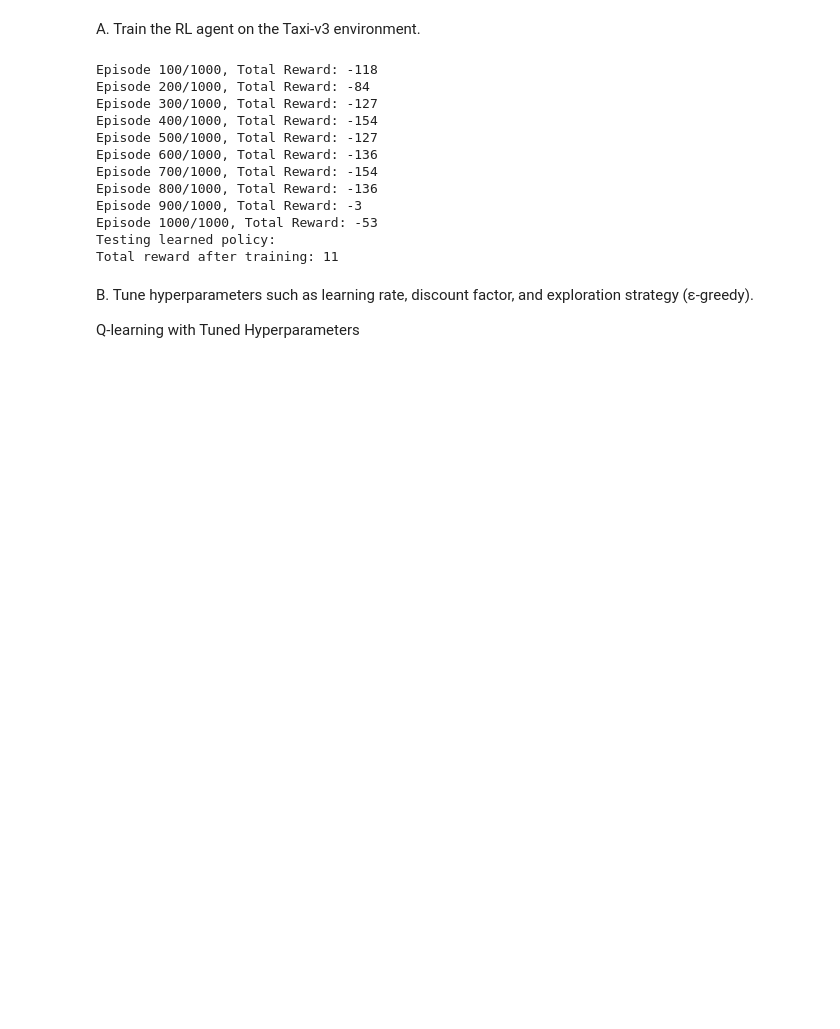
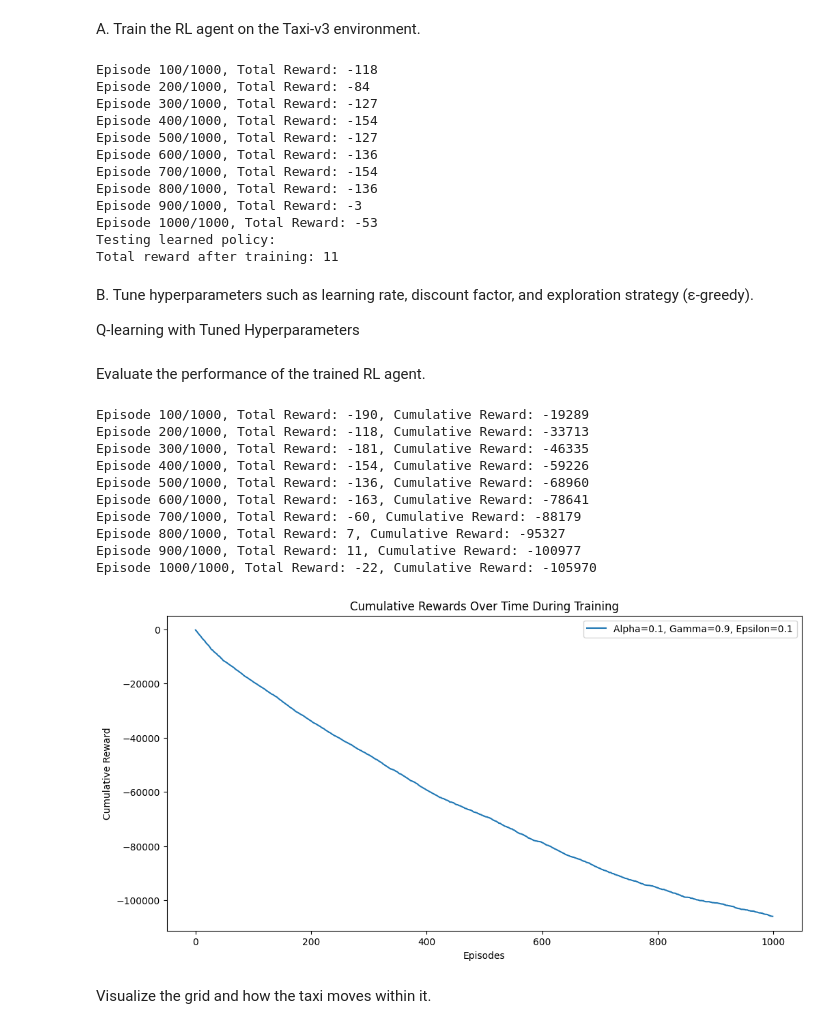
Before and after one commit to Harithelamin/ACIT4610-24H-G13, a Jupyter notebook: task-4.ipynb, the cells around one changed output. Cells and saved outputs as stored; diff of their text form; code cells hidden in the pictures; blank space fills up the shorter version.

```diff
--- a/task-4.ipynb
+++ b/task-4.ipynb
@@ -537,3 +537,5 @@ def train_agent(alpha, gamma, epsilon):
 
 # Tune hyperparameters
 # We will store the total rewards for different combinations
+# %% [markdown]
+Evaluate the performance of the trained RL agent.
@@ -539,0 +656,30 @@ def train_agent(alpha, gamma, epsilon):
+# %%
+# Train the agent and track cumulative rewards
+alpha = 0.1
+gamma = 0.9
+epsilon = 0.1
+
+cumulative_rewards = train_agent(alpha, gamma, epsilon)
+
+# Plot the cumulative rewards over time
+plt.figure(figsize=(12, 6))
+plt.plot(range(episodes), cumulative_rewards, label=f'Alpha={alpha}, Gamma={gamma}, Epsilon={epsilon}')
+plt.xlabel('Episodes')
+plt.ylabel('Cumulative Reward')
+plt.title('Cumulative Rewards Over Time During Training')
+plt.legend()
+plt.show()
+# %% [output]
+Episode 100/1000, Total Reward: -190, Cumulative Reward: -19289
+Episode 200/1000, Total Reward: -118, Cumulative Reward: -33713
+Episode 300/1000, Total Reward: -181, Cumulative Reward: -46335
+Episode 400/1000, Total Reward: -154, Cumulative Reward: -59226
+Episode 500/1000, Total Reward: -136, Cumulative Reward: -68960
+Episode 600/1000, Total Reward: -163, Cumulative Reward: -78641
+Episode 700/1000, Total Reward: -60, Cumulative Reward: -88179
+Episode 800/1000, Total Reward: 7, Cumulative Reward: -95327
+Episode 900/1000, Total Reward: 11, Cumulative Reward: -100977
+Episode 1000/1000, Total Reward: -22, Cumulative Reward: -105970
+[figure, added]
+# %% [markdown]
+Visualize the grid and how the taxi moves within it.
```
Also changed, not shown: parts of 14 cells of this notebook, 18 other files.
